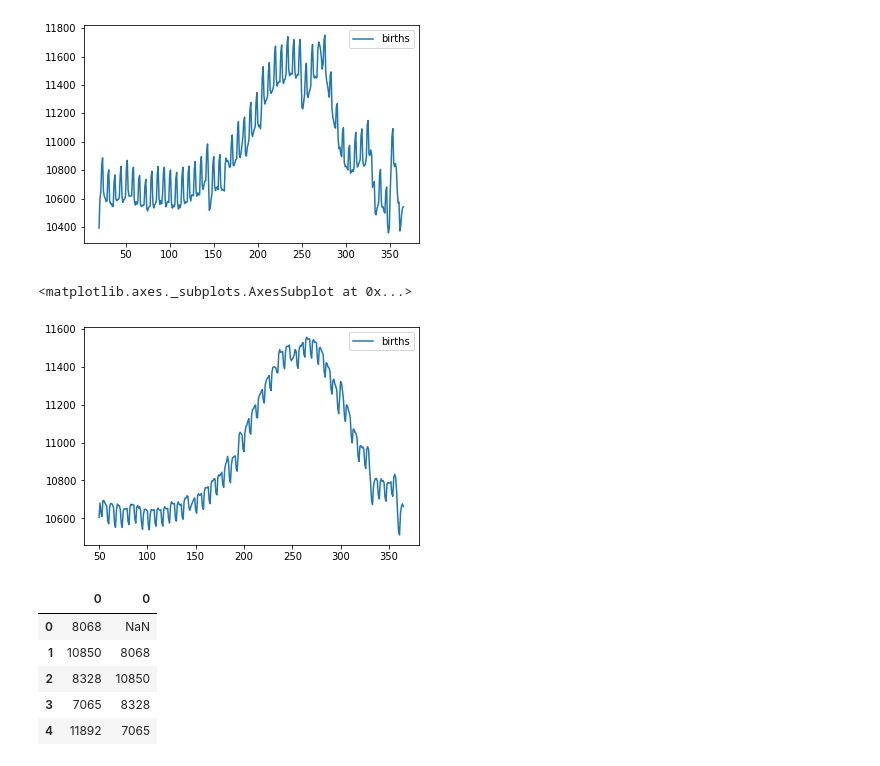
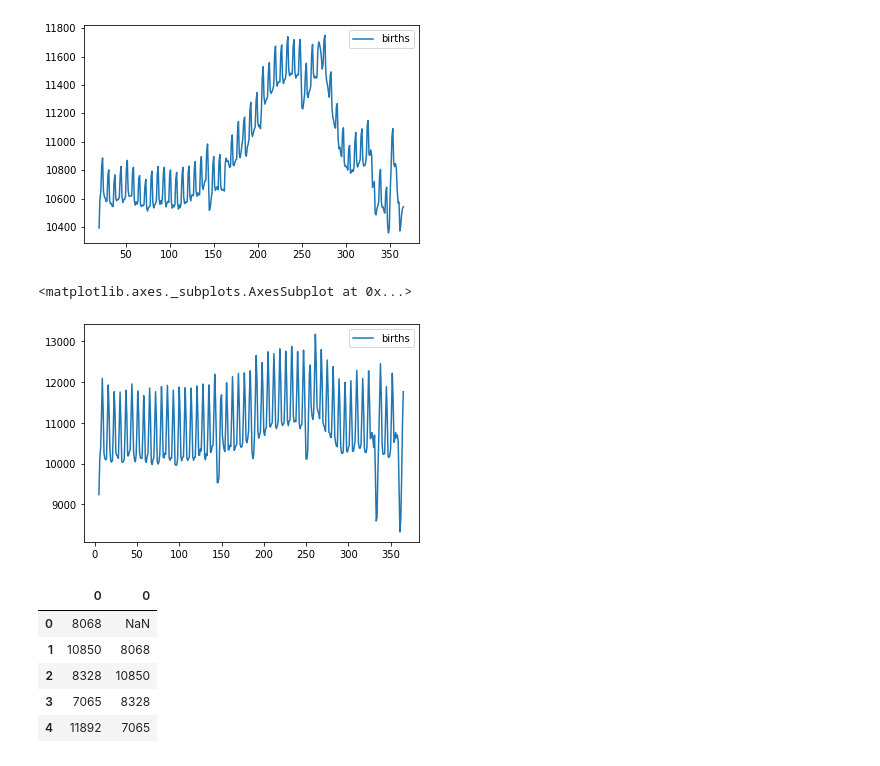
Before and after one commit to atwum/data_science_tutorials, a Jupyter notebook: Time Series Analysis - Tutorial 1.ipynb, the cells around one changed output. Cells and saved outputs as stored; diff of their text form; code cells hidden in the pictures.

```diff
--- a/Time Series Analysis - Tutorial 1.ipynb
+++ b/Time Series Analysis - Tutorial 1.ipynb
@@ -105,11 +126,11 @@ f_birth_mean.plot()
 <matplotlib.axes._subplots.AxesSubplot at 0x...>
 [figure]
 # %%
-f_birth_mean = f_birth.rolling(window = 50).mean()
+f_birth_mean = f_birth.rolling(window = 5).mean()
 f_birth_mean.plot()
 # %% [output]
 <matplotlib.axes._subplots.AxesSubplot at 0x...>
-[figure, old version]
+[figure, new version]
 # %%
 value = pd.DataFrame(series_value[:,1]) #need to convert to data frame to let pd.cpncat work
 # %%
```
Also changed, not shown: parts of 4 cells of this notebook, 3 other files.
